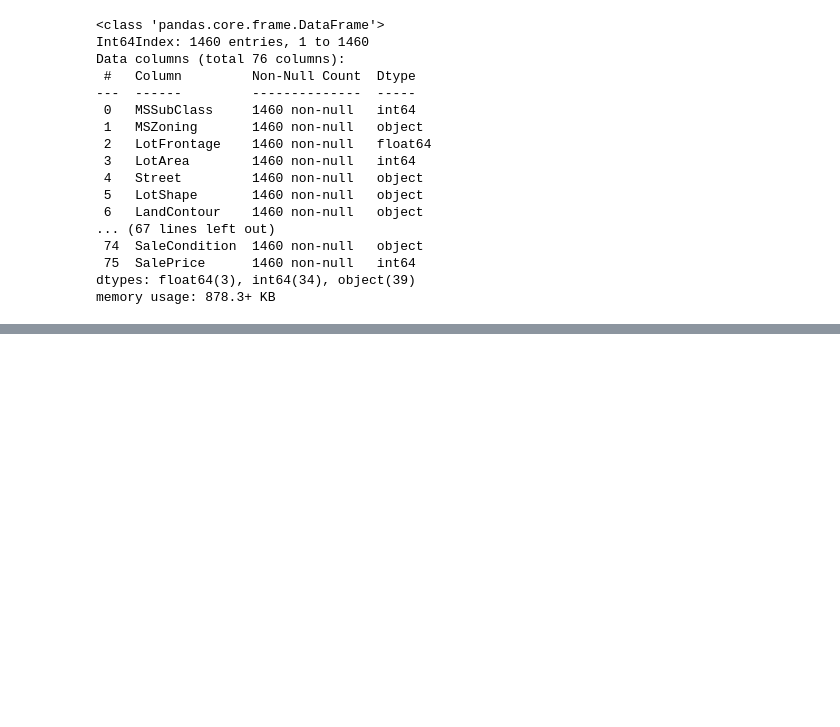
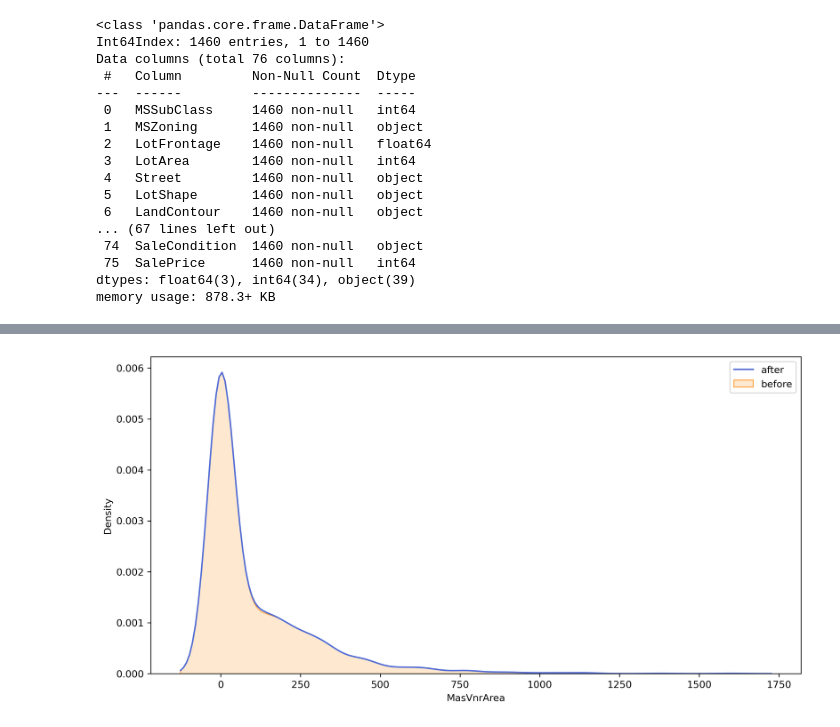
Before and after one commit to ashen007/Feature_enginering, a Jupyter notebook: notebooks/case study/missing_data_handling.ipynb, the cells around one changed output, grey strips where cells are left out. Saved outputs shown, nothing was run; the diff lists cells and outputs as text; code cells hidden in the pictures; blank space fills up the shorter version.

```diff
--- a/notebooks/case study/missing_data_handling.ipynb
+++ b/notebooks/case study/missing_data_handling.ipynb
@@ -171,0 +191,4 @@ memory usage: 878.3+ KB
+# %%
+compare_dist_(data_set['MasVnrArea'],data_set_c['MasVnrArea'])
+# %% [output]
+[figure, added]
```
Also changed, not shown: parts of 5 cells of this notebook.
